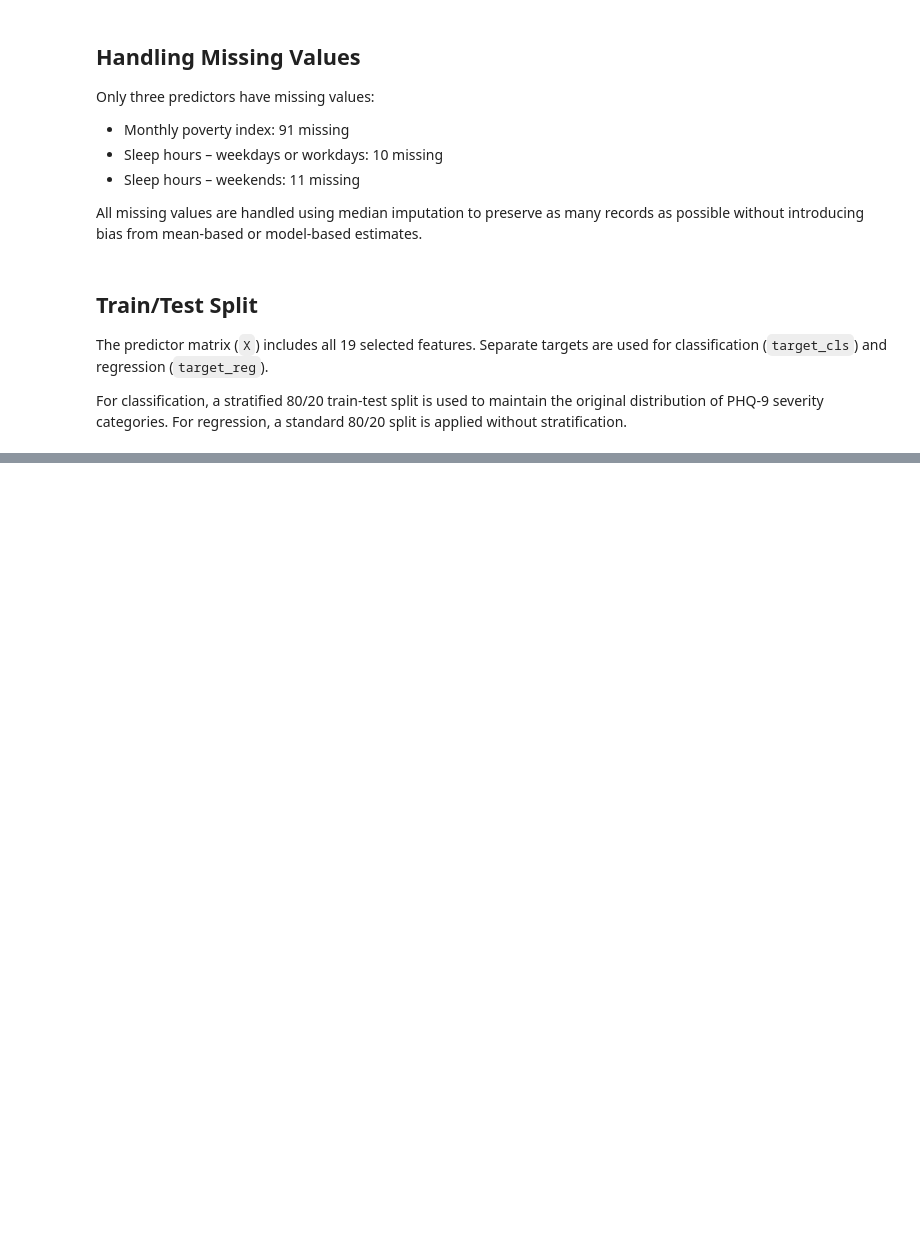
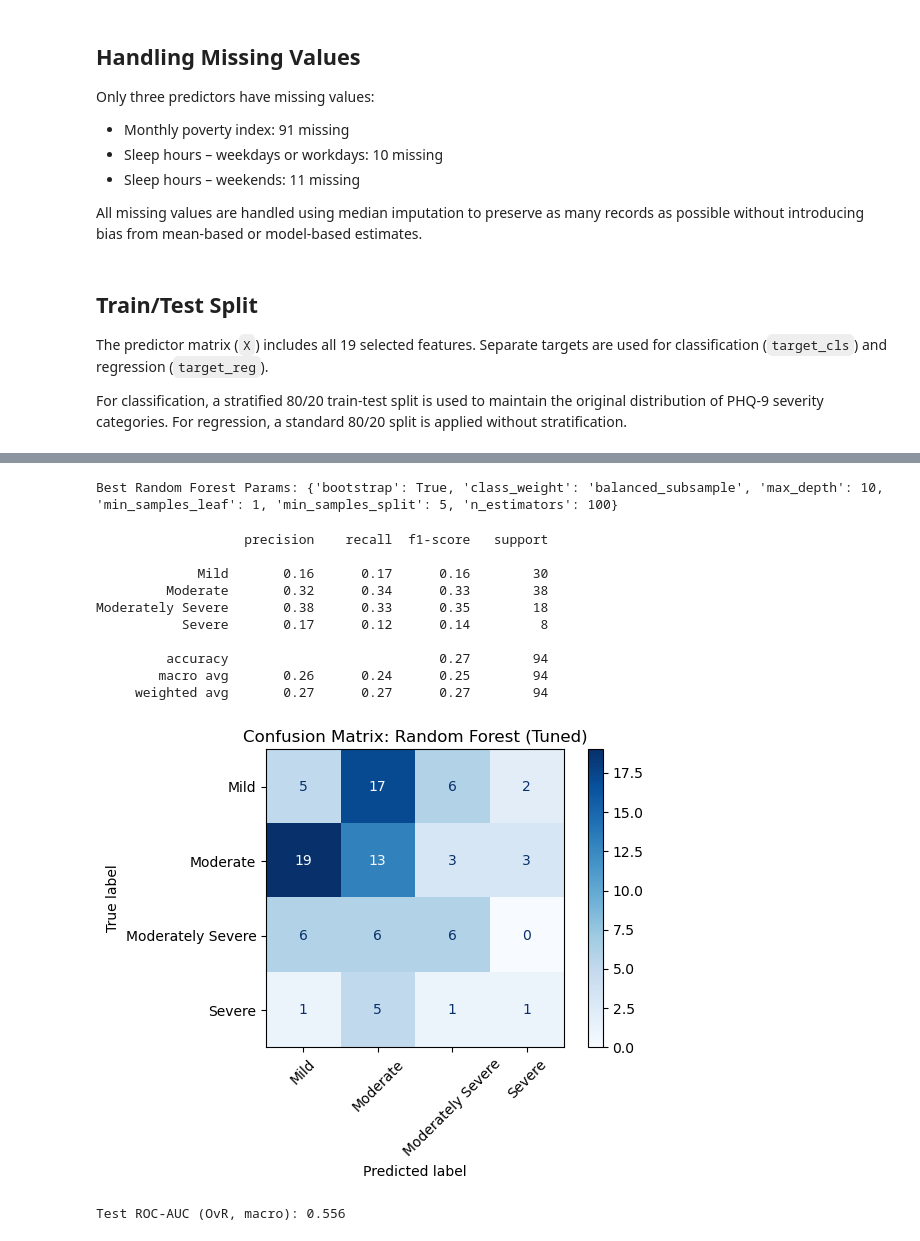
Before and after one commit to aparker03/depression-risk-modeling, a Jupyter notebook: sl/supervised_alexis.ipynb, the cells around one changed output, grey strips where cells are left out. Drawn from its saved outputs; the diff is of its cells as text; code cells hidden in the pictures; blank space fills up the shorter version.

```diff
--- a/sl/supervised_alexis.ipynb
+++ b/sl/supervised_alexis.ipynb
@@ -888,0 +274,65 @@ These failures reveal that while the SVM model captures some signal, it struggle
+# %%
+from sklearn.ensemble import RandomForestClassifier
+
+# Define parameter grid for tuning
+param_grid_rf = {
+    "n_estimators": [100, 300, 500],               # number of trees in the forest
+    "max_depth": [None, 10, 20, 40],               # limits how deep trees can grow
+    "min_samples_split": [2, 5, 10],               # min samples needed to split a node
+    "min_samples_leaf": [1, 2, 4],                 # min samples in a leaf to prevent overfitting
+    "bootstrap": [True],                           # use sampling with replacement (default)
+    "class_weight": [None, "balanced_subsample"]   # balance class weights during training
+}
+
+# Initialize model
+rf_classifier = RandomForestClassifier(random_state=42)
+
+# GridSearchCV with stratified 5-fold CV
+grid_rf = GridSearchCV(
+    estimator=rf_classifier,
+    param_grid=param_grid_rf,
+    cv=cv,
+    scoring="f1_weighted",
+    n_jobs=-1
+)
+
+# Fit grid search on training data only
+grid_rf.fit(X_train_cls, y_train_cls)
+
+# Print best hyperparameters
+print("Best Random Forest Params:", grid_rf.best_params_)
+# %% [output]
+Best Random Forest Params: {'bootstrap': True, 'class_weight': 'balanced_subsample', 'max_depth': 10, 'min_samples_leaf': 1, 'min_samples_split': 5, 'n_estimators': 100}
+# %%
+# Evaluate on test set using best estimator
+best_rf_model = grid_rf.best_estimator_
+y_pred_rf = best_rf_model.predict(X_test_cls)
+y_proba_rf = best_rf_model.predict_proba(X_test_cls)
+
+# Classification report
+print(classification_report(y_test_cls, y_pred_rf))
+
+# Confusion matrix
+cm_rf = confusion_matrix(y_test_cls, y_pred_rf, labels=best_rf_model.classes_)
+disp_rf = ConfusionMatrixDisplay(confusion_matrix=cm_rf, display_labels=best_rf_model.classes_)
+disp_rf.plot(cmap="Blues", xticks_rotation=45)
+plt.title("Confusion Matrix: Random Forest (Tuned)")
+plt.tight_layout()
+plt.show()
+
+# ROC-AUC (OvR, macro average)
+auc_score_rf = roc_auc_score(y_test_cls, y_proba_rf, multi_class="ovr", average="macro")
+print(f"Test ROC-AUC (OvR, macro): {auc_score_rf:.3f}")
+# %% [output]
+                   precision    recall  f1-score   support
+
+             Mild       0.16      0.17      0.16        30
+         Moderate       0.32      0.34      0.33        38
+Moderately Severe       0.38      0.33      0.35        18
+           Severe       0.17      0.12      0.14         8
+
+         accuracy                           0.27        94
+        macro avg       0.26      0.24      0.25        94
+     weighted avg       0.27      0.27      0.27        94
+[figure, added]
+Test ROC-AUC (OvR, macro): 0.556
```
Also changed, not shown: parts of 68 cells of this notebook.
